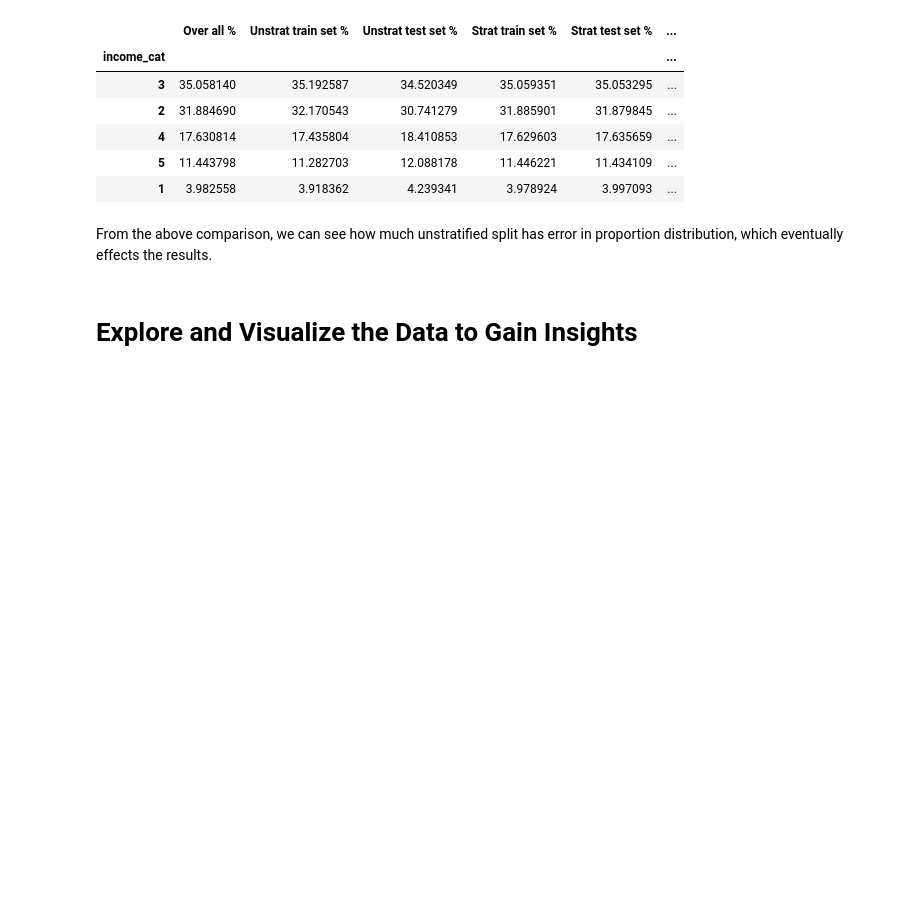
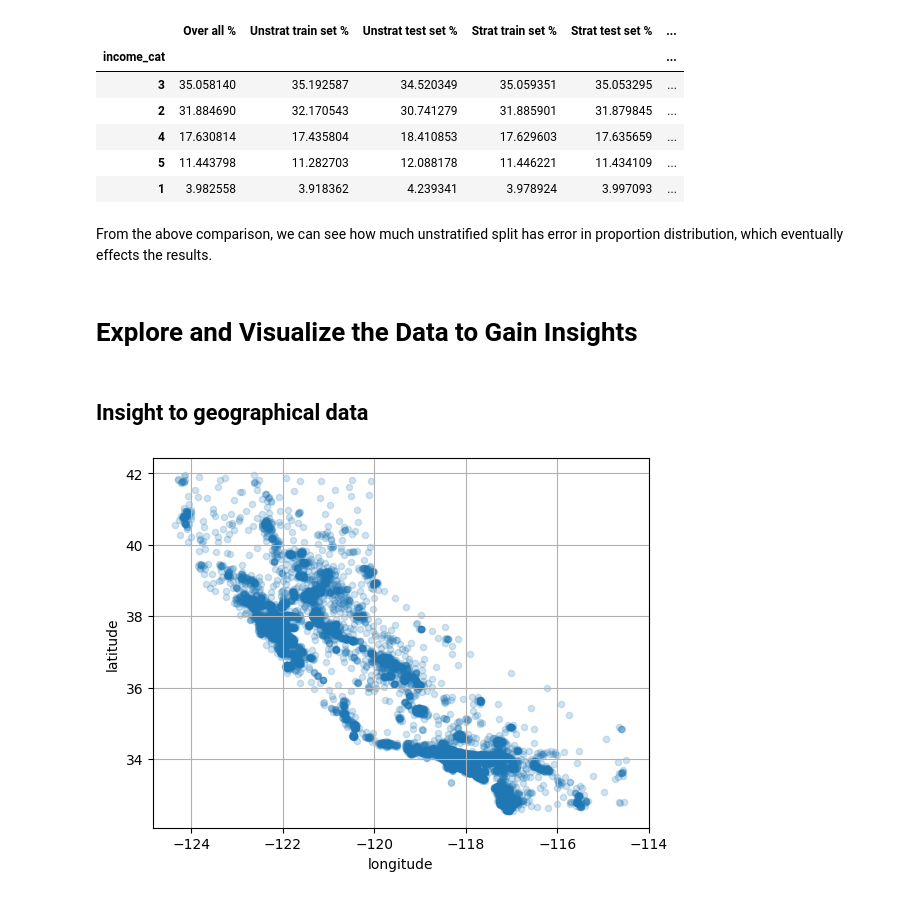
Before and after one commit to niazusama/California_housing_prices_prediction_model, a Jupyter notebook: california_housing_price_estimator.ipynb, the cells around one changed output. Drawn from its saved outputs; the diff is of its cells as text; code cells hidden in the pictures; blank space fills up the shorter version.

```diff
--- a/california_housing_price_estimator.ipynb
+++ b/california_housing_price_estimator.ipynb
@@ -208,3 +208,15 @@ for set_ in (strat_train_set, strat_test_set):
     set_.drop('income_cat', axis = 1, inplace = True)
 # %% [markdown]
 # Explore and Visualize the Data to Gain Insights
+# %%
+# We will create a copy of our train set to have better insight of the data
+housing = strat_train_set.copy()
+# %% [markdown]
+## Insight to geographical data
+# %%
+# Setting alpha = 0.2, will darken the areas where the density of districts is high
+housing.plot(kind="scatter", x= "longitude", y = "latitude", grid = True,
+             alpha = 0.2)
+plt.show()
+# %% [output]
+[figure, added]
```
Also changed, not shown: parts of 5 cells of this notebook.
